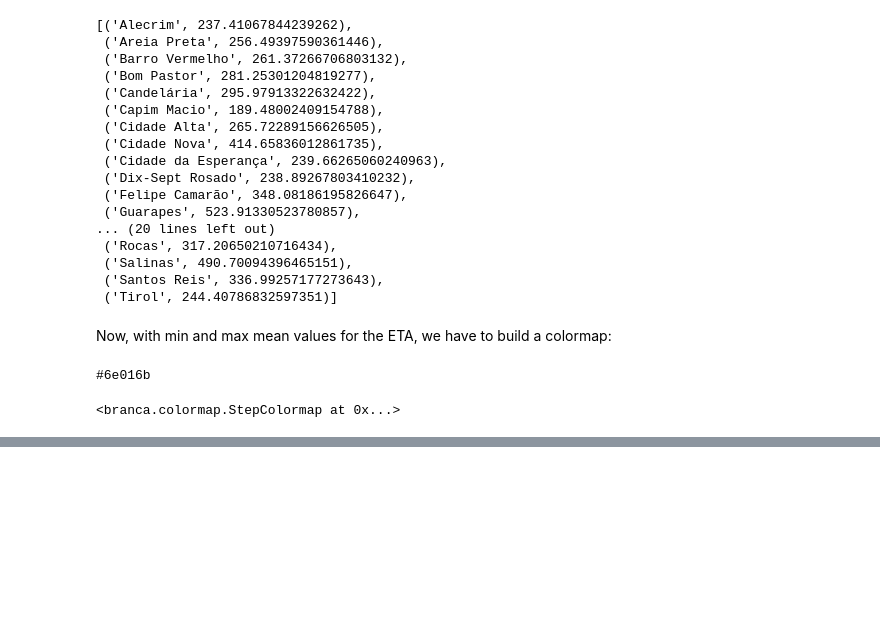
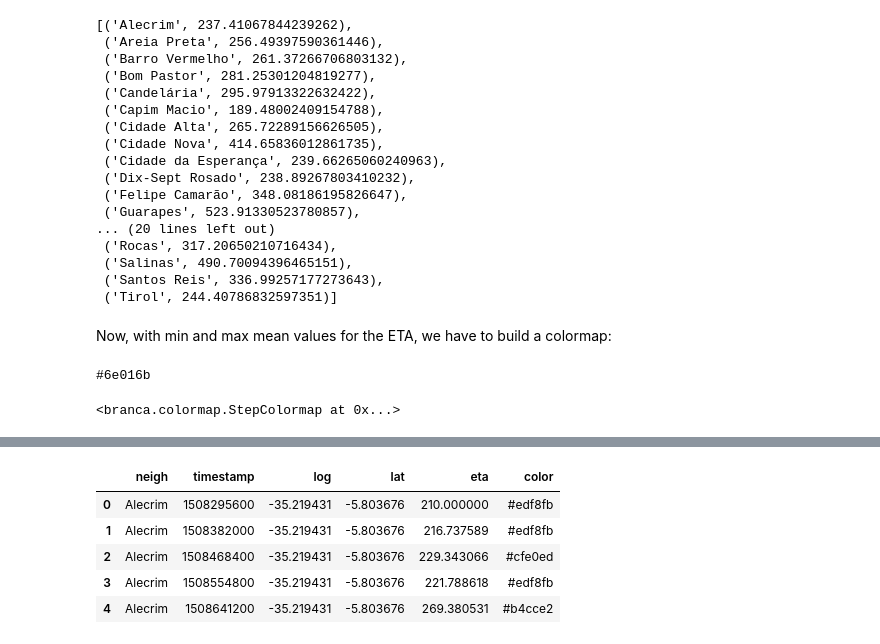
Before and after one commit to ycaroravel/Analyzing-Uber-Rides, a Jupyter notebook: GeoJson-Uber.ipynb, the cells around one changed output, grey strips where cells are left out. Drawn from its saved outputs; the diff is of its cells as text; code cells hidden in the pictures; blank space fills up the shorter version.

```diff
--- a/GeoJson-Uber.ipynb
+++ b/GeoJson-Uber.ipynb
@@ -72,10 +75,12 @@ We can list the neighborhoods and figure out better our city. We could also buil
 # %%
 neighborhood = []
 polygons = []
+poly_dict = {}
 # list all neighborhoods
 for neigh in geo_json_natal['features']:
         neighborhood.append(neigh['properties']['name'])
         polygons.append(Polygon(neigh['geometry']['coordinates'][0]))
+        poly_dict[neigh['properties']['name']] = Polygon(neigh['geometry']['coordinates'][0])
 # %% [markdown]
 ### 2 Selection of Points
 # %% [markdown]
@@ -388,0 +414,30 @@ m
+# %%
+# Create a map object
+m = folium.Map(
+    location=[-5.826592, -35.212558],
+    zoom_start=11,
+    tiles='Stamen Terrain'
+)
+
+# Configure geojson layer
+for neigh in geo_json_natal['features']:
+    gj = folium.GeoJson(
+        {'features': [neigh]},
+        name='Natal Neighborhoods Uber ETA',
+        style_function=lambda feature: {
+            'fillColor': colormap(uber_dict[feature['properties']['name']]),
+            'color': 'black',
+            'weight': 0.5,
+            'dashArray': '5, 5',
+            'fillOpacity': 0.7,
+        }
+    )
+    gj.add_child(folium.Popup('%s%s%s%s'%(neigh['properties']['name'], '. ETA: ', int(uber_dict.get(neigh['properties']['name'])), 's')))
+    gj.add_to(m)
+
+colormap.caption = 'Natal Neighborhoods Uber ETA'
+colormap.add_to(m)
+
+folium.LayerControl().add_to(m)
+
+m
@@ -388,0 +464,13 @@ m
+# %%
+# group by neigh and day and assigning the corresponding color based on colormap
+
+uber_eta_df_group = uber_eta_df.groupby(['neigh', 'timestamp'], as_index=False).mean()
+uber_eta_df_group['color'] = uber_eta_df_group.eta.apply(lambda x: colormap(x))
+uber_eta_df_group.head()
+# %% [output]
+|  | neigh | timestamp | log | lat | eta | color |
+| 0 | Alecrim | 1508295600 | -35.219431 | -5.803676 | 210.000000 | #edf8fb |
+| 1 | Alecrim | 1508382000 | -35.219431 | -5.803676 | 216.737589 | #edf8fb |
+| 2 | Alecrim | 1508468400 | -35.219431 | -5.803676 | 229.343066 | #cfe0ed |
+| 3 | Alecrim | 1508554800 | -35.219431 | -5.803676 | 221.788618 | #edf8fb |
+| 4 | Alecrim | 1508641200 | -35.219431 | -5.803676 | 269.380531 | #b4cce2 |
```
Also changed, not shown: parts of 23 cells of this notebook, 5 other files.
